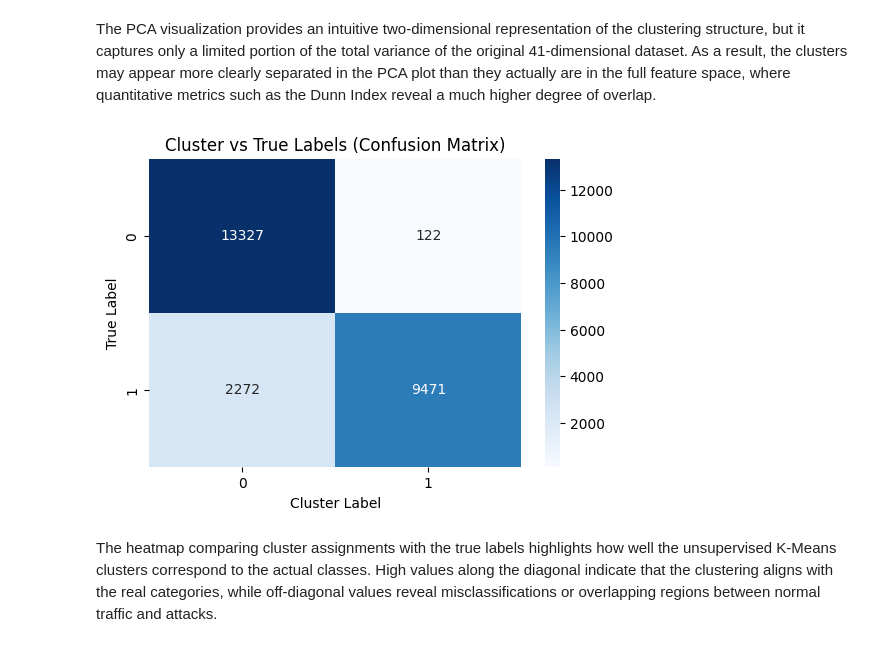
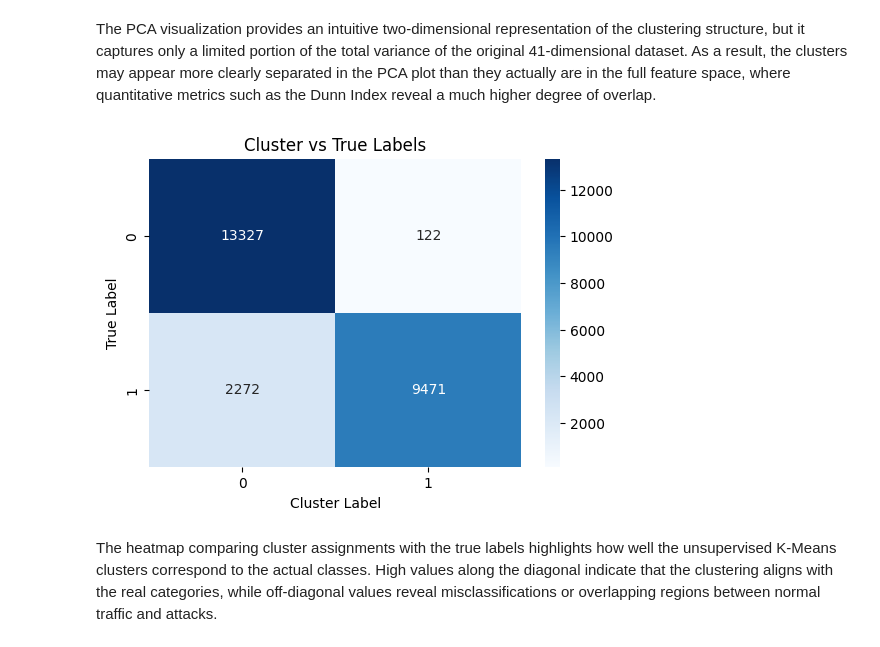
Before and after one commit to FabiFoc/Small-Project-, a Jupyter notebook: code/SmallProject_FirstDataset.ipynb, the cells around one changed output. Cells and saved outputs as stored; diff of their text form; code cells hidden in the pictures.

```diff
--- a/code/SmallProject_FirstDataset.ipynb
+++ b/code/SmallProject_FirstDataset.ipynb
@@ -764,22 +895,18 @@ plt.show()
 The PCA visualization provides an intuitive two‑dimensional representation of the clustering structure, but it captures only a limited portion of the total variance of the original 41‑dimensional dataset.
 As a result, the clusters may appear more clearly separated in the PCA plot than they actually are in the full feature space, where quantitative metrics such as the Dunn Index reveal a much higher degree of overlap.
 # %%
-# Heatmap: Cluster vs True Labels
-
-import seaborn as sns
-from sklearn.metrics import confusion_matrix
-
-# Compute confusion matrix between cluster labels and true labels
+# Heatmap: Cluster labels vs True labels
 cm = confusion_matrix(y, cluster_labels)
 
 plt.figure(figsize=(6,4))
 sns.heatmap(cm, annot=True, fmt='d', cmap='Blues')
-plt.title("Cluster vs True Labels (Confusion Matrix)")
+plt.title("Cluster vs True Labels")
 plt.xlabel("Cluster Label")
 plt.ylabel("True Label")
+plt.savefig("FirstDatasetConfusionMatrixClustering.png", dpi=300, bbox_inches='tight')
 plt.show()
 # %% [output]
-[figure, old version]
+[figure, new version]
 # %% [markdown]
 The heatmap comparing cluster assignments with the true labels highlights how well the unsupervised K‑Means clusters correspond to the actual classes.
 High values along the diagonal indicate that the clustering aligns with the real categories, while off‑diagonal values reveal misclassifications or overlapping regions between normal traffic and attacks.
```
Also changed, not shown: parts of 37 cells of this notebook, 3 other files.
